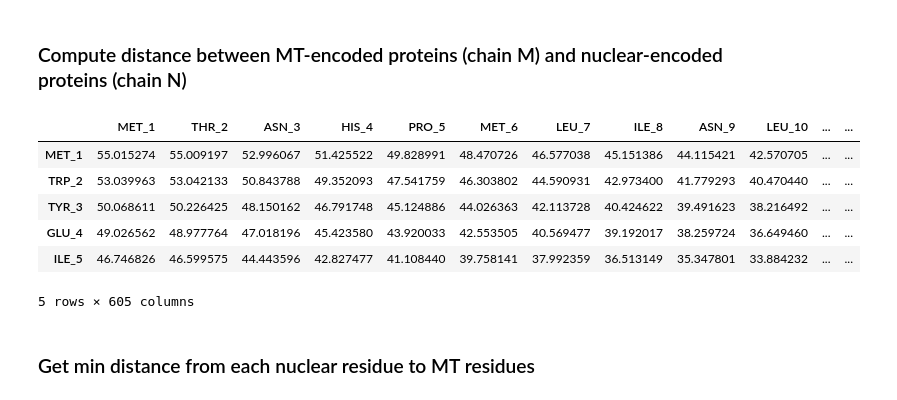
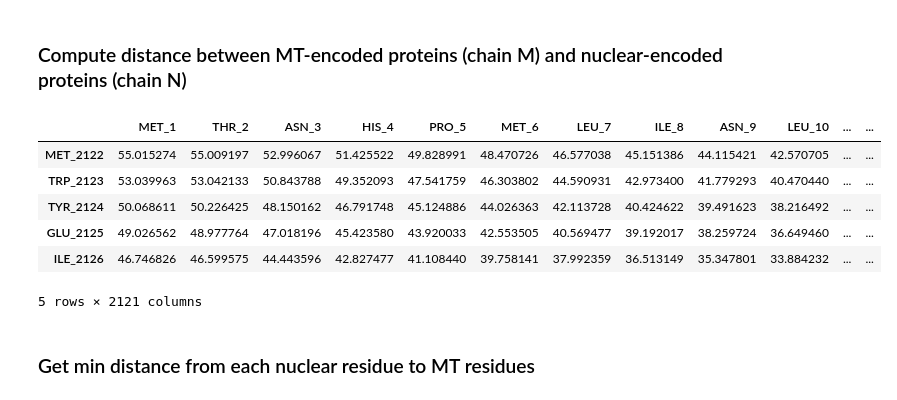
Before and after one commit to osipovarev/Brood_parasites_analysis, a Jupyter notebook: NAD_complex_analysis.ipynb, the cells around one changed output. Drawn from its saved outputs; the diff is of its cells as text; code cells hidden in the pictures.

```diff
--- a/NAD_complex_analysis.ipynb
+++ b/NAD_complex_analysis.ipynb
@@ -81,37 +75,41 @@ structure = get_pdb_structure(dir_path + pdb_file)
 # %%
+pdb_file = 'renum.complex_I_anoImb_M_N_ddN.pdb'
+structure = get_pdb_structure(dir_path + pdb_file)
+
+
 # Select chains M and N
 chain_M = structure[0]['M']
 chain_N = structure[0]['N']
 
 # Extract CA atoms and their residue IDs for all residues in each chain
 ca_atoms_M = [(residue['CA'], f"{residue.resname}_{residue.id[1]}")
               for residue in chain_M if 'CA' in residue]
 ca_atoms_N = [(residue['CA'], f"{residue.resname}_{residue.id[1]}")
               for residue in chain_N if 'CA' in residue]
 
 # Initialize a distance matrix
 distance_matrix = np.zeros((len(ca_atoms_N), len(ca_atoms_M)))
 
 # Fill the matrix with distances and keep track of residue IDs
 for i, (atom_N, res_id_N) in enumerate(ca_atoms_N):
     for j, (atom_M, res_id_M) in enumerate(ca_atoms_M):
         distance_matrix[i, j] = calculate_distance(atom_N.coord, atom_M.coord)
 
 # Collect residue IDs for easy reference
 residues_M = [res_id_M for _, res_id_M in ca_atoms_M]
 residues_N = [res_id_N for _, res_id_N in ca_atoms_N]
 
 # Convert the distance matrix to a pandas DataFrame with residue IDs as row/column labels
 distance_df = pd.DataFrame(distance_matrix, index=residues_N, columns=residues_M)
 distance_df.head()
 # %% [output]
 |  | MET_1 | THR_2 | ASN_3 | HIS_4 | PRO_5 | MET_6 | LEU_7 | ILE_8 | ASN_9 | LEU_10 | ... | ... |
-| MET_1 | 55.015274 | 55.009197 | 52.996067 | 51.425522 | 49.828991 | 48.470726 | 46.577038 | 45.151386 | 44.115421 | 42.570705 | ... | ... |
-| TRP_2 | 53.039963 | 53.042133 | 50.843788 | 49.352093 | 47.541759 | 46.303802 | 44.590931 | 42.973400 | 41.779293 | 40.470440 | ... | ... |
-| TYR_3 | 50.068611 | 50.226425 | 48.150162 | 46.791748 | 45.124886 | 44.026363 | 42.113728 | 40.424622 | 39.491623 | 38.216492 | ... | ... |
-| GLU_4 | 49.026562 | 48.977764 | 47.018196 | 45.423580 | 43.920033 | 42.553505 | 40.569477 | 39.192017 | 38.259724 | 36.649460 | ... | ... |
-| ILE_5 | 46.746826 | 46.599575 | 44.443596 | 42.827477 | 41.108440 | 39.758141 | 37.992359 | 36.513149 | 35.347801 | 33.884232 | ... | ... |
+| MET_2122 | 55.015274 | 55.009197 | 52.996067 | 51.425522 | 49.828991 | 48.470726 | 46.577038 | 45.151386 | 44.115421 | 42.570705 | ... | ... |
+| TRP_2123 | 53.039963 | 53.042133 | 50.843788 | 49.352093 | 47.541759 | 46.303802 | 44.590931 | 42.973400 | 41.779293 | 40.470440 | ... | ... |
+| TYR_2124 | 50.068611 | 50.226425 | 48.150162 | 46.791748 | 45.124886 | 44.026363 | 42.113728 | 40.424622 | 39.491623 | 38.216492 | ... | ... |
+| GLU_2125 | 49.026562 | 48.977764 | 47.018196 | 45.423580 | 43.920033 | 42.553505 | 40.569477 | 39.192017 | 38.259724 | 36.649460 | ... | ... |
+| ILE_2126 | 46.746826 | 46.599575 | 44.443596 | 42.827477 | 41.108440 | 39.758141 | 37.992359 | 36.513149 | 35.347801 | 33.884232 | ... | ... |
-5 rows × 605 columns
+5 rows × 2121 columns
 # %% [markdown]
 ### Get min distance from each nuclear residue to MT residues
 # %%
```
Also changed, not shown: parts of 13 cells of this notebook.
